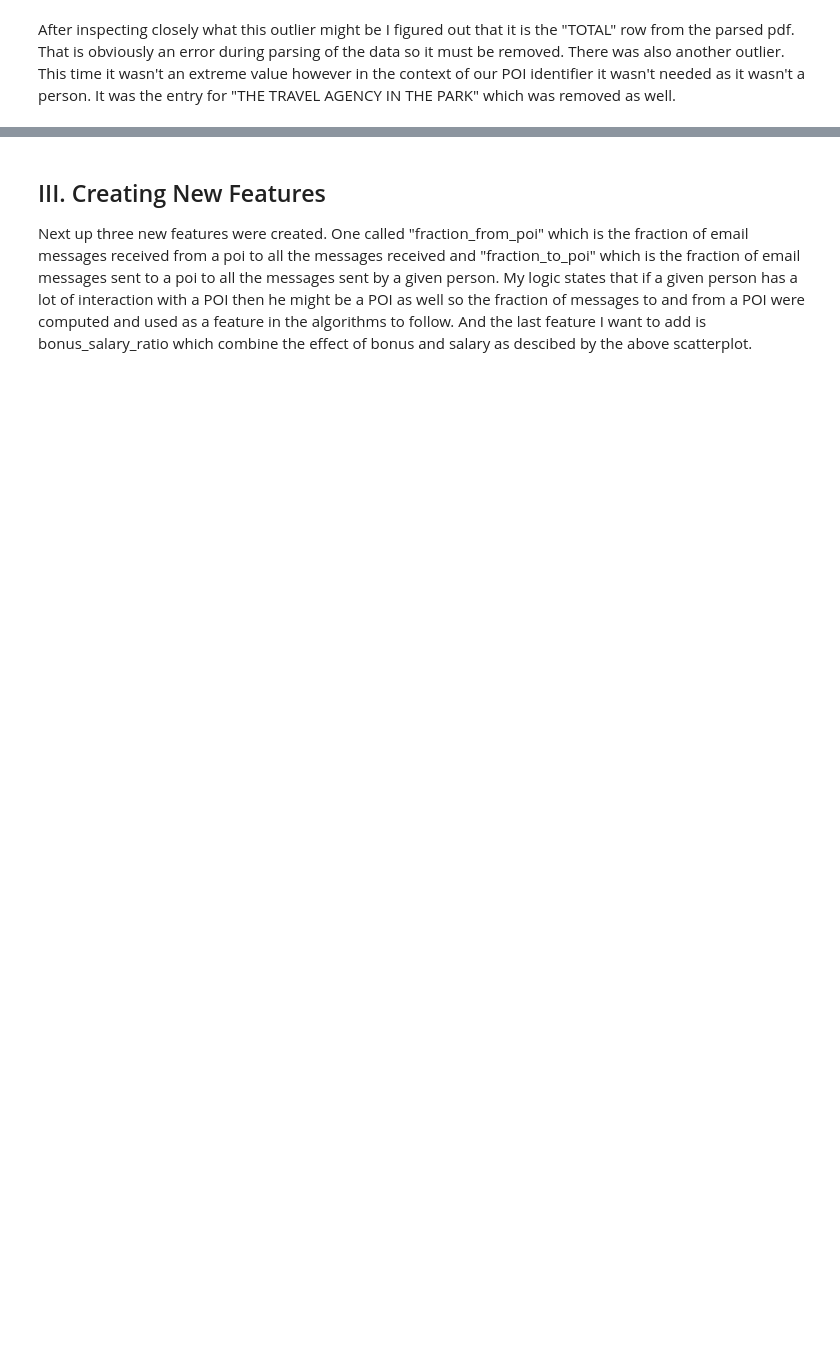
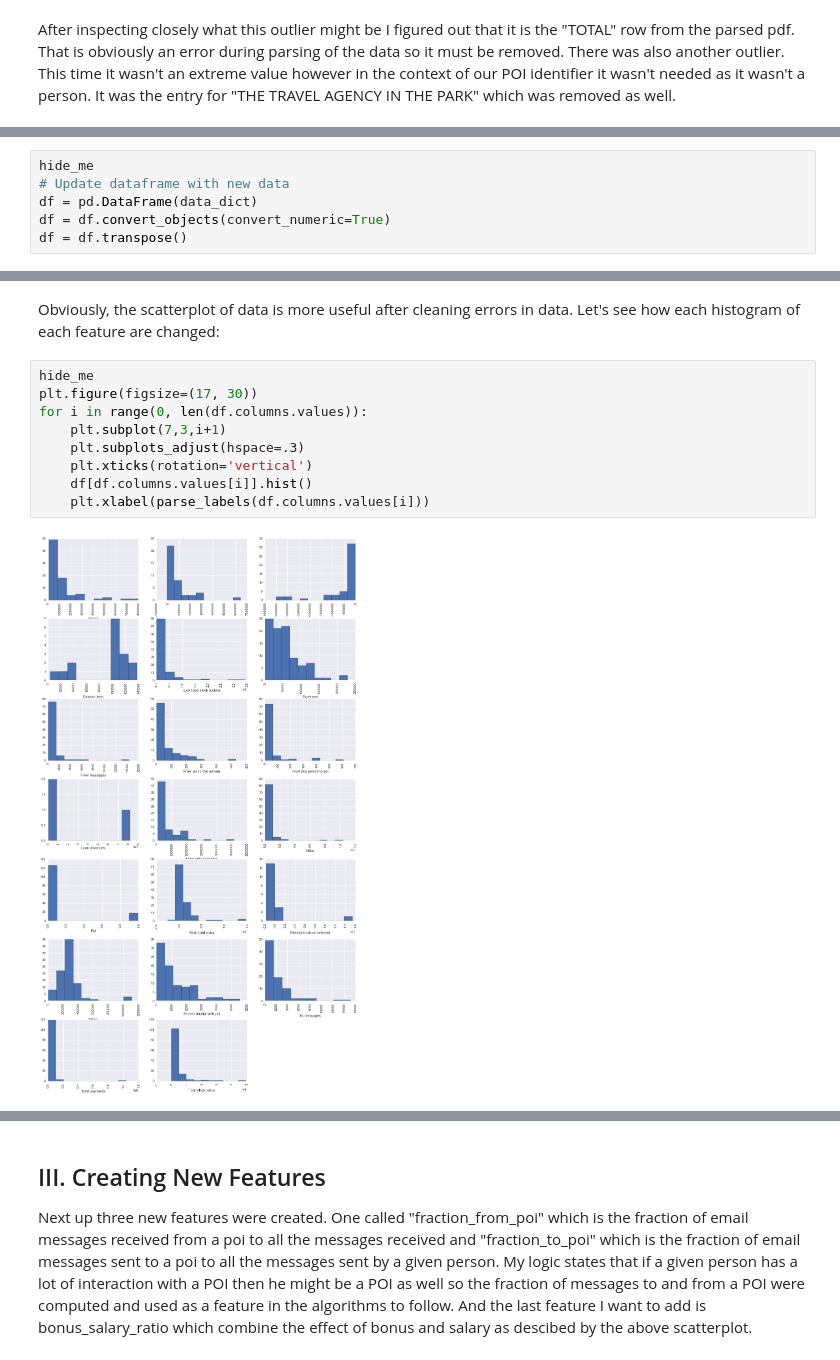
Before and after one commit to ndvo2710/P5_Project, a Jupyter notebook: final_project/Enron_Project.ipynb, the cells around one changed output, grey strips where cells are left out. Saved outputs shown, nothing was run; the diff lists cells and outputs as text; blank space fills up the shorter version.

```diff
--- a/final_project/Enron_Project.ipynb
+++ b/final_project/Enron_Project.ipynb
@@ -147,4 +232,10 @@ data_dict.pop("THE TRAVEL AGENCY IN THE PARK")
  'to_messages': 'NaN',
  'total_payments': 362096,
  'total_stock_value': 'NaN'}
+# %%
+hide_me
+# Update dataframe with new data
+df = pd.DataFrame(data_dict)
+df = df.convert_objects(convert_numeric=True)
+df = df.transpose()
 # %%
@@ -151,3 +243,16 @@ data_dict.pop("THE TRAVEL AGENCY IN THE PARK")
 visualise_features("salary", "bonus", "Salary vs. Bonus without Outliers")
 # %% [output]
 [figure]
+# %% [markdown]
+Obviously, the scatterplot of data is more useful after cleaning errors in data. Let's see how each histogram of each feature are changed:
+# %%
+hide_me
+plt.figure(figsize=(17, 30))
+for i in range(0, len(df.columns.values)):
+    plt.subplot(7,3,i+1)
+    plt.subplots_adjust(hspace=.3)
+    plt.xticks(rotation='vertical')
+    df[df.columns.values[i]].hist()
+    plt.xlabel(parse_labels(df.columns.values[i]))
+# %% [output]
+[figure, added]
```
Also changed, not shown: parts of 82 cells of this notebook, 1 other file.
